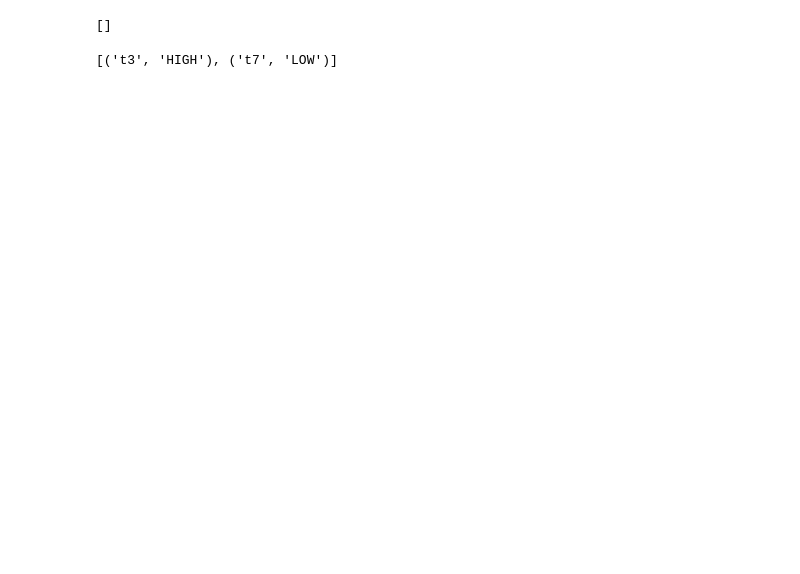
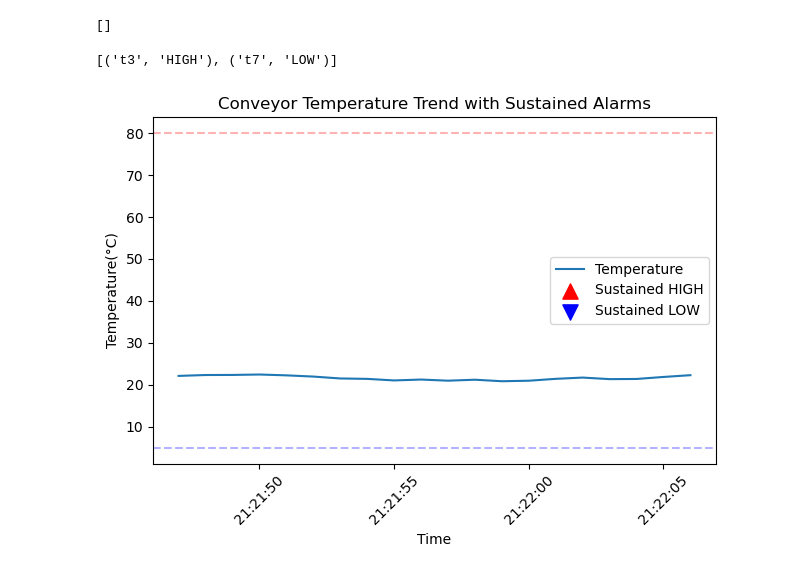
Before and after one commit to Abibrdwj/plc-projects, a Jupyter notebook: python-automation/ConveyorPipeline_MockData_CSVLogging.ipynb, the cells around one changed output. Drawn from its saved outputs; the diff is of its cells as text; code cells hidden in the pictures; blank space fills up the shorter version.

```diff
--- a/python-automation/ConveyorPipeline_MockData_CSVLogging.ipynb
+++ b/python-automation/ConveyorPipeline_MockData_CSVLogging.ipynb
@@ -209,3 +209,50 @@ with open(test_file, "w", newline="") as f:
 print(analyze_log(log_file=test_file, n_consecutive=3))
 # %% [output]
 [('t3', 'HIGH'), ('t7', 'LOW')]
+# %%
+import matplotlib.pyplot as plt
+
+LOG_FILE = "pipeline_test.csv"
+
+temp_list = []
+timestamp = []
+
+with open(LOG_FILE, "r")as f:
+    reader = csv.DictReader(f)
+    for row in reader:
+        temp_list.append(float(row["temp"]))
+        timestamp.append(datetime.fromisoformat(row["timestamp"]))
+
+# ---locate each sustained alarm's (x, y) position ---
+alarms = analyze_log(LOG_FILE)
+
+high_x, high_y = [], []
+low_x, low_y = [], []
+
+for ts_string, label in alarms:
+    ts = datetime.fromisoformat(ts_string)
+    idx = timestamp.index(ts)
+    temp_at_alarm = temp_list[idx]
+    if label == "HIGH":
+        high_x.append(ts)
+        high_y.append(temp_at_alarm)
+    else:
+        low_x.append(ts)
+        low_y.append(temp_at_alarm)
+
+plt.plot(timestamp, temp_list, label="Temperature")
+# --- scatter markers + threshold lines ---
+plt.scatter(high_x, high_y, color="red", marker="^", s=120, label="Sustained HIGH", zorder=5)
+plt.scatter(low_x, low_y, color="blue", marker="v", s=120, label="Sustained LOW", zorder=5)
+plt.axhline(80, color="red", linestyle="--", alpha=0.3)
+plt.axhline(5, color="blue", linestyle="--", alpha=0.3)
+
+plt.xlabel("Time")
+plt.ylabel("Temperature(°C)")
+plt.title("Conveyor Temperature Trend with Sustained Alarms")
+plt.xticks(rotation=45)
+plt.legend()
+plt.tight_layout()
+plt.show()
+# %% [output]
+[figure, added]
```
Also changed, not shown: parts of 3 cells of this notebook, 1 other file.
